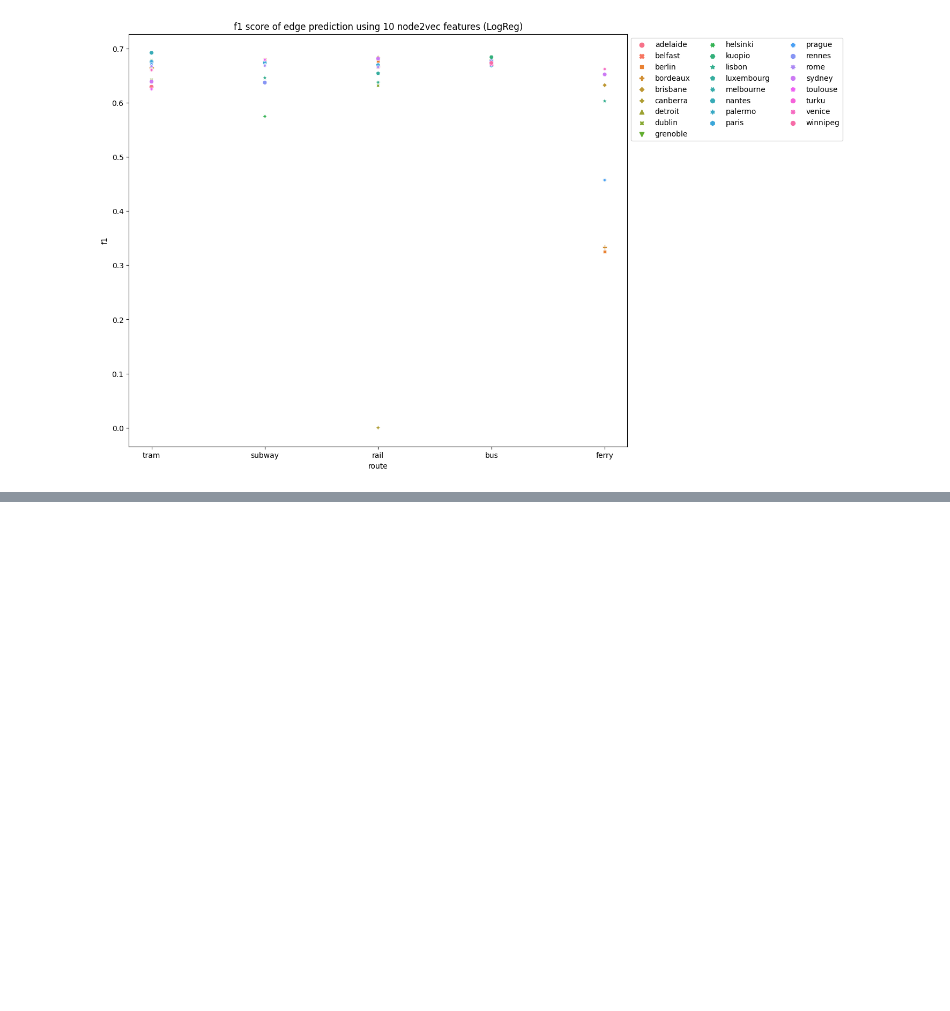
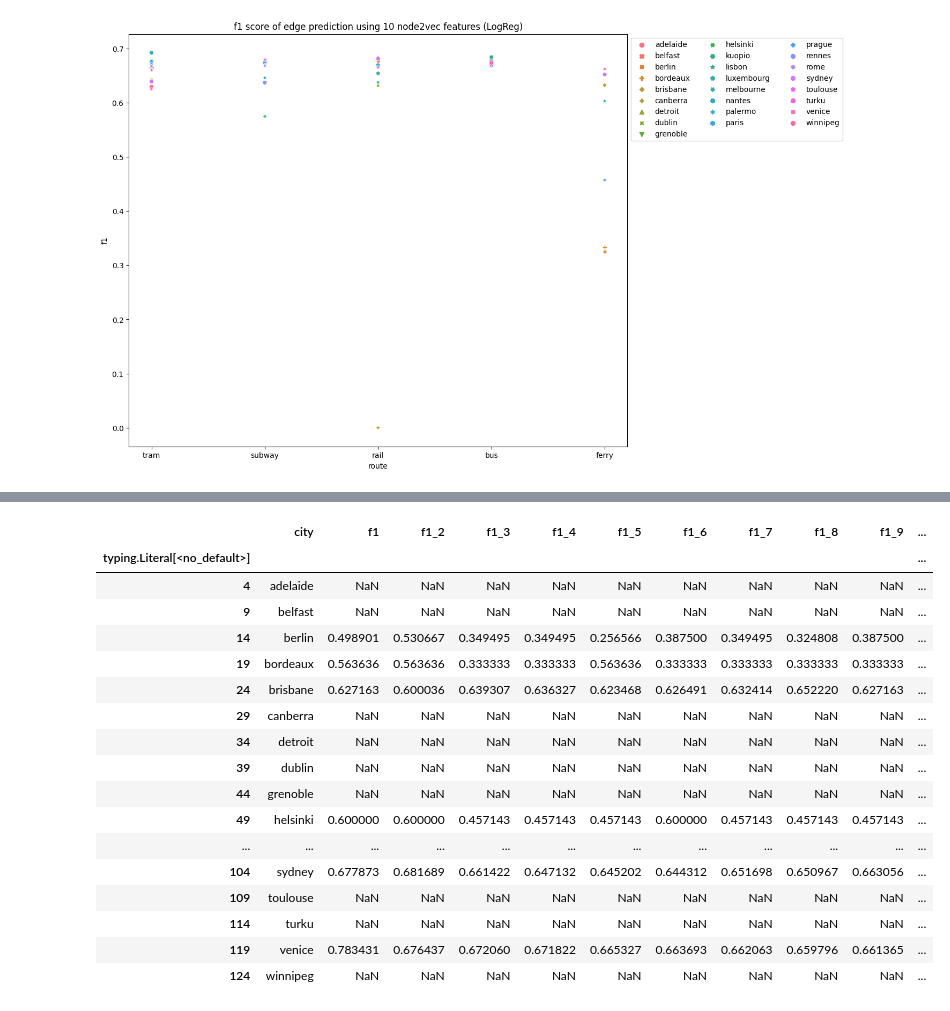
Before and after one commit to ravinitheshreddy/urban-transit-networks-analysis, a Jupyter notebook: notebooks/Exploitation/edge-prediction/exploitation-node2vec.ipynb, the cells around one changed output, grey strips where cells are left out. Saved outputs shown, nothing was run; the diff lists cells and outputs as text; code cells hidden in the pictures; blank space fills up the shorter version.

Commit message:
added comments on the results and re org folder

```diff
--- a/notebooks/Exploitation/exploitation-node2vec.ipynb
+++ b/notebooks/Exploitation/edge-prediction/exploitation-node2vec.ipynb
@@ -26,7 +26,7 @@ from sklearn.feature_selection import SelectKBest, f_classif
 
 from node2vec import Node2Vec
 # %%
-rel_data_folder_path = pathlib.Path("./../../data")
+rel_data_folder_path = pathlib.Path("./../../../data")
 transport_data_path = rel_data_folder_path.joinpath('transport_data')
 city_network = rel_data_folder_path.joinpath('network_graphs')
 city_network_graphs = city_network.joinpath('graphs')
@@ -328,10 +326,15 @@ for num_features in tqdm(range(1, 11)):
     cities_graphs_scores_n2v_df = pd.DataFrame.from_dict({(i,j): cities_graphs_scores_n2v[i][j]
                                for i in cities_graphs_scores_n2v.keys()
                                for j in cities_graphs_scores_n2v[i].keys()},
-                           orient='index').reset_index(drop=False, names=["city", "route"])
+                           orient='index').reset_index(drop=False, names=["city", "route"]).drop(columns=['cm', 'acc'])
 
     cities_graphs_scores_n2v_df = cities_graphs_scores_n2v_df[~cities_graphs_scores_n2v_df['route'].isin(['full', 'cablecar'])]
     plot_scores(cities_graphs_scores_n2v_df, num_features, features="node2vec")
+
+    if num_features == 1:
+        combined_result_df = cities_graphs_scores_n2v_df
+    else:
+        combined_result_df = pd.merge(combined_result_df,cities_graphs_scores_n2v_df,on = ['city', 'route'], suffixes=['','_{}'.format(num_features)])
 # %% [output]
 [figure]
 [figure]
@@ -343,3 +346,8 @@ for num_features in tqdm(range(1, 11)):
 [figure]
 [figure]
 [figure]
+# %%
+f1_cols = ['f1', 'f1_2', 'f1_3', 'f1_4', 'f1_5', 'f1_6', 'f1_7',
+       'f1_8', 'f1_9', 'f1_10']
+combined_result_df['best'] = combined_result_df[f1_cols].idxmax(axis=1)
+combined_result_df['best_score'] = combined_result_df[f1_cols].max(axis=1)
@@ -345,0 +396,24 @@ for num_features in tqdm(range(1, 11)):
+# %%
+a = combined_result_df[combined_result_df["route"] == "ferry"][["city"] + f1_cols]
+a["mean"] = a[f1_cols].mean(axis=1)
+a["std"] = a[f1_cols].std(axis=1)
+a
+# %% [output]
+|  | city | f1 | f1_2 | f1_3 | f1_4 | f1_5 | f1_6 | f1_7 | f1_8 | f1_9 | ... |
+| typing.Literal[<no_default>] |  |  |  |  |  |  |  |  |  |  | ... |
+| 4 | adelaide | NaN | NaN | NaN | NaN | NaN | NaN | NaN | NaN | NaN | ... |
+| 9 | belfast | NaN | NaN | NaN | NaN | NaN | NaN | NaN | NaN | NaN | ... |
+| 14 | berlin | 0.498901 | 0.530667 | 0.349495 | 0.349495 | 0.256566 | 0.387500 | 0.349495 | 0.324808 | 0.387500 | ... |
+| 19 | bordeaux | 0.563636 | 0.563636 | 0.333333 | 0.333333 | 0.563636 | 0.333333 | 0.333333 | 0.333333 | 0.333333 | ... |
+| 24 | brisbane | 0.627163 | 0.600036 | 0.639307 | 0.636327 | 0.623468 | 0.626491 | 0.632414 | 0.652220 | 0.627163 | ... |
+| 29 | canberra | NaN | NaN | NaN | NaN | NaN | NaN | NaN | NaN | NaN | ... |
+| 34 | detroit | NaN | NaN | NaN | NaN | NaN | NaN | NaN | NaN | NaN | ... |
+| 39 | dublin | NaN | NaN | NaN | NaN | NaN | NaN | NaN | NaN | NaN | ... |
+| 44 | grenoble | NaN | NaN | NaN | NaN | NaN | NaN | NaN | NaN | NaN | ... |
+| 49 | helsinki | 0.600000 | 0.600000 | 0.457143 | 0.457143 | 0.457143 | 0.600000 | 0.457143 | 0.457143 | 0.457143 | ... |
+| ... | ... | ... | ... | ... | ... | ... | ... | ... | ... | ... | ... |
+| 104 | sydney | 0.677873 | 0.681689 | 0.661422 | 0.647132 | 0.645202 | 0.644312 | 0.651698 | 0.650967 | 0.663056 | ... |
+| 109 | toulouse | NaN | NaN | NaN | NaN | NaN | NaN | NaN | NaN | NaN | ... |
+| 114 | turku | NaN | NaN | NaN | NaN | NaN | NaN | NaN | NaN | NaN | ... |
+| 119 | venice | 0.783431 | 0.676437 | 0.672060 | 0.671822 | 0.665327 | 0.663693 | 0.662063 | 0.659796 | 0.661365 | ... |
+| 124 | winnipeg | NaN | NaN | NaN | NaN | NaN | NaN | NaN | NaN | NaN | ... |
```
Also changed, not shown: parts of 4 cells of this notebook, 1 other file.
